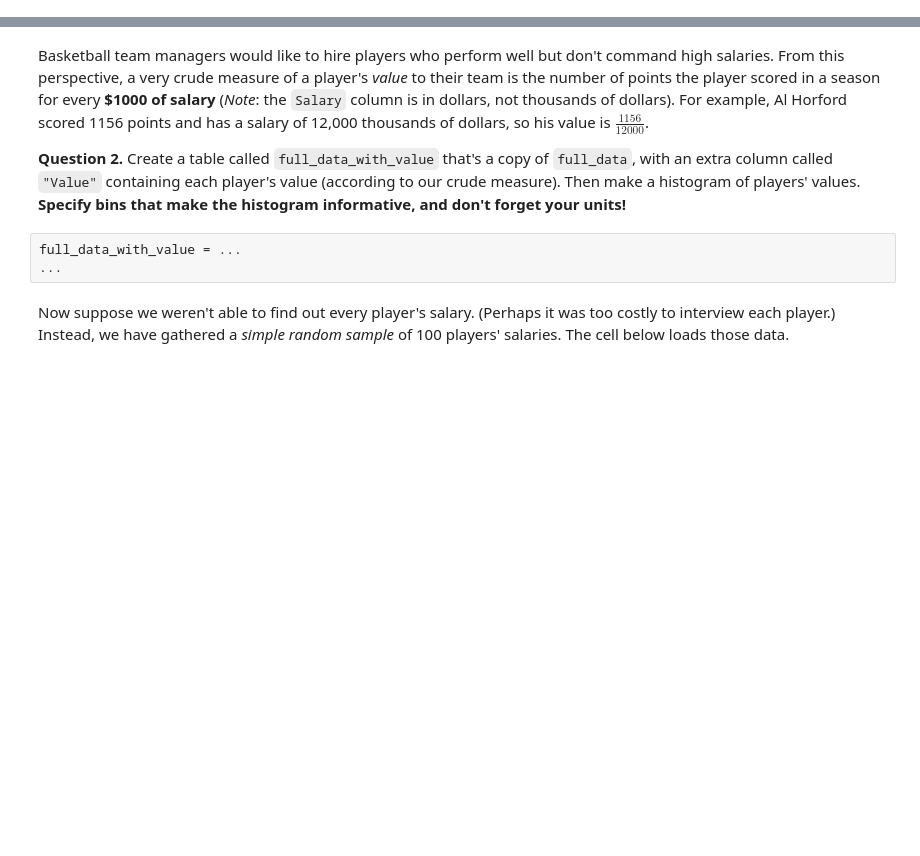
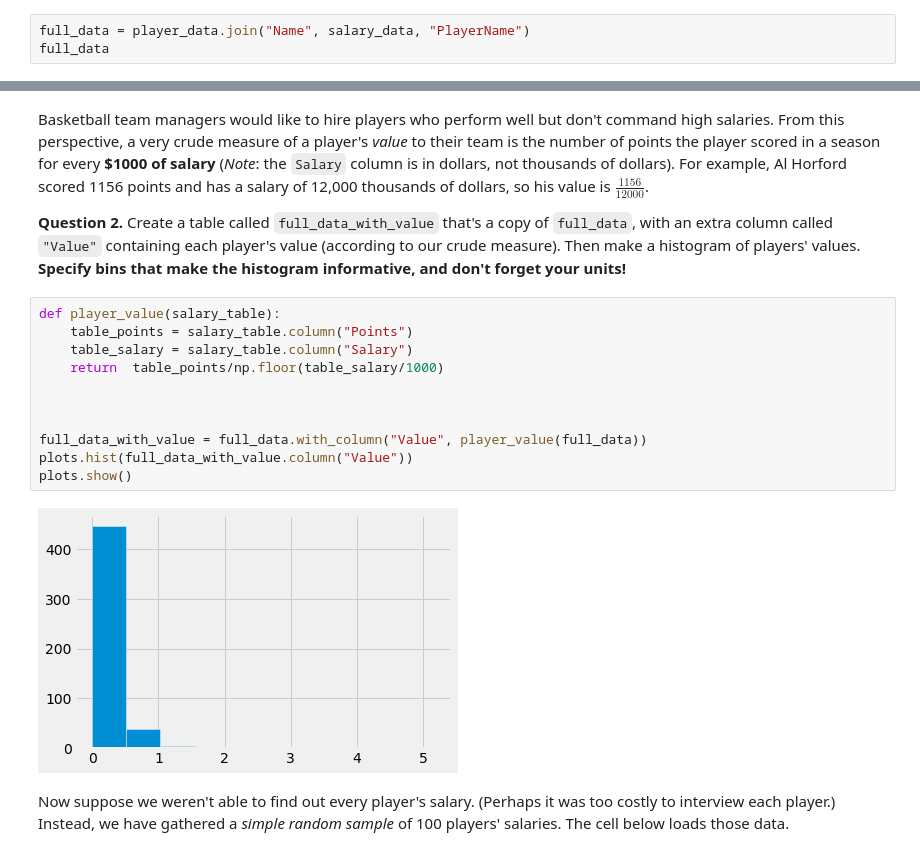
Before and after one commit to ferpart/data_science, a Jupyter notebook: homeworks/hw04/hw04.ipynb, the cells around one changed output, grey strips where cells are left out. Saved outputs shown, nothing was run; the diff lists cells and outputs as text; blank space fills up the shorter version.

```diff
--- a/homeworks/hw04/hw04.ipynb
+++ b/homeworks/hw04/hw04.ipynb
@@ -42,0 +65,3 @@ full_data
+# %%
+full_data = player_data.join("Name", salary_data, "PlayerName")
+full_data
@@ -46,9 +93,19 @@ _ = ok.grade('q1_1')
 Basketball team managers would like to hire players who perform well but don't command high salaries.  From this perspective, a very crude measure of a player's *value* to their team is the number of points the player scored in a season for every **\$1000 of salary** (*Note*: the `Salary` column is in dollars, not thousands of dollars). For example, Al Horford scored 1156 points and has a salary of 12,000 thousands of dollars, so his value is $\frac{1156}{12000}$.
 
 **Question 2.** Create a table called `full_data_with_value` that's a copy of `full_data`, with an extra column called `"Value"` containing each player's value (according to our crude measure).  Then make a histogram of players' values.  **Specify bins that make the histogram informative, and don't forget your units!**
-# %%
-full_data_with_value = ...
-...
+# %%
+def player_value(salary_table):
+    table_points = salary_table.column("Points")
+    table_salary = salary_table.column("Salary")
+    return  table_points/np.floor(table_salary/1000)
+
+
+
+full_data_with_value = full_data.with_column("Value", player_value(full_data))
+plots.hist(full_data_with_value.column("Value"))
+plots.show()
+# %% [output]
+[figure, added]
 # %% [markdown]
 Now suppose we weren't able to find out every player's salary.  (Perhaps it was too costly to interview each player.)  Instead, we have gathered a *simple random sample* of 100 players' salaries.  The cell below loads those data.
 # %%
```
Also changed, not shown: parts of 44 cells of this notebook.
